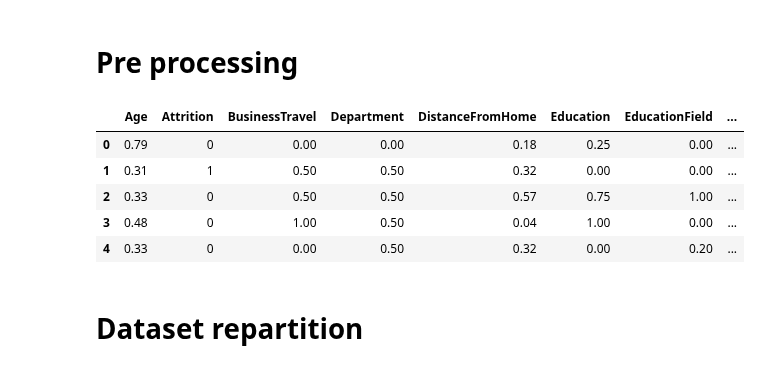
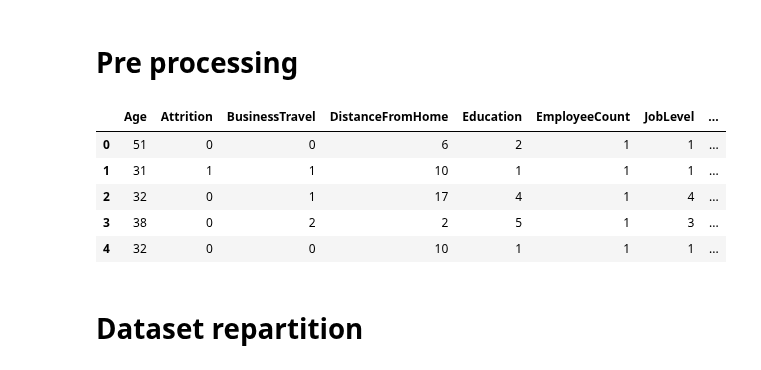
Before and after one commit to Francky46/AttritionPrediction, a Jupyter notebook: AttritionPrediction.ipynb, the cells around one changed output. Cells and saved outputs as stored; diff of their text form; code cells hidden in the pictures.

```diff
--- a/AttritionPrediction.ipynb
+++ b/AttritionPrediction.ipynb
@@ -387,7 +387,8 @@ def preprocess_data(df,
                     transform_time=False,
                     time_aggregation='mean',
                     fill_missing=None,
-                    encode_categorical=None,
+                    encode_ordinal=None,
+                    encode_one_hot=None,
                     label_column=None,
                     label_mapping=None,
                     scale_columns=None,
@@ -442,10 +443,14 @@ def preprocess_data(df,
                   df[column].replace(to_replace, replacement, inplace=True)
 
     # 4. Encodage des variables catégoriques
-    if encode_categorical:
-        for column, mapping in encode_categorical.items():
+    if encode_ordinal:
+        for column, mapping in encode_ordinal.items():
             if column in df.columns:
                 df[column] = df[column].map(mapping)
+
+    # 5. Encodage One-Hot (non ordinal)
+    if encode_one_hot:
+        df = pd.get_dummies(df, columns=encode_one_hot, drop_first=True)
 
     # 5. Transformation des labels
     if label_column and label_mapping:
@@ -461,61 +466,52 @@ def preprocess_data(df,
 
     return df
 # %%
-encoding_cat={
+ordinal_mappings={
         'BusinessTravel': {'Travel_Rarely': 0, 'Travel_Frequently': 1, 'Non-Travel': 2},
         'Attrition': {'Yes': 1, 'No': 0},
-        'Department': {'Sales': 0, 'Research & Development': 1, 'Human Resources': 2},
-        'EducationField': {
-            'Life Sciences': 0, 'Medical': 1, 'Marketing': 2, 'Technical Degree': 3,
-            'Human Resources': 4, 'Other': 5
-        },
-        'Gender': {'Male': 0, 'Female': 1},
-        'JobRole': {
-            'Sales Executive': 0, 'Research Scientist': 1, 'Laboratory Technician': 2,
-            'Manufacturing Director': 3, 'Healthcare Representative': 4, 'Manager': 5,
-            'Sales Representative': 6, 'Research Director': 7, 'Human Resources': 8
-        },
-        'MaritalStatus': {'Single': 0, 'Married': 1, 'Divorced': 2},
-        'Over18': {'Y': 1, 'N': 0},
     }
+
+# Colonnes pour le One-Hot Encoding non ordinal
+one_hot_columns = ['MaritalStatus', 'Department','EducationField','JobRole','Gender','Over18']
 
 scale_cat=[
         'Age', 'DistanceFromHome', 'Education', 'JobLevel', 'MonthlyIncome',
         'NumCompaniesWorked', 'PercentSalaryHike', 'StockOptionLevel', 'TotalWorkingYears',
         'TrainingTimesLastYear', 'YearsAtCompany', 'YearsSinceLastPromotion',
         'YearsWithCurrManager', 'JobRole', 'EducationField', 'StandardHours', 'PerformanceRating',
         'JobInvolvement', 'WorkLifeBalance', 'JobSatisfaction', 'EnvironmentSatisfaction', 'BusinessTravel', 'Department', 'Time_Aggregated'
     ]
 fill_missing={
         'WorkLifeBalance': (np.NaN, 1),
         'EnvironmentSatisfaction': (np.NaN, 1),
         'NumCompaniesWorked': (np.NaN, 1),
         'TotalWorkingYears': (np.NaN, 1),
         'JobSatisfaction': (np.NaN, 1)
     }
 # Paramètres
 params = {
     'drop_columns': ['EmployeeID'],
     'transform_time': True,
     'time_aggregation': 'mean',
     'fill_missing': fill_missing,
-    'encode_categorical': encoding_cat,
+    'encode_ordinal': ordinal_mappings,  # Encodage ordinal
+    'encode_one_hot': one_hot_columns,
     'label_column': None,
     'label_mapping': None,
-    'scale_columns': scale_cat,
+    'scale_columns': None,
     'scaling_method': 'minmax'
 }
 
 # Application
 processed_df = preprocess_data(merged_data, **params)
 processed_df.head()
 # %% [output]
-|  | Age | Attrition | BusinessTravel | Department | DistanceFromHome | Education | EducationField | ... |
-| 0 | 0.79 | 0 | 0.00 | 0.00 | 0.18 | 0.25 | 0.00 | ... |
-| 1 | 0.31 | 1 | 0.50 | 0.50 | 0.32 | 0.00 | 0.00 | ... |
-| 2 | 0.33 | 0 | 0.50 | 0.50 | 0.57 | 0.75 | 1.00 | ... |
-| 3 | 0.48 | 0 | 1.00 | 0.50 | 0.04 | 1.00 | 0.00 | ... |
-| 4 | 0.33 | 0 | 0.00 | 0.50 | 0.32 | 0.00 | 0.20 | ... |
+|  | Age | Attrition | BusinessTravel | DistanceFromHome | Education | EmployeeCount | JobLevel | ... |
+| 0 | 51 | 0 | 0 | 6 | 2 | 1 | 1 | ... |
+| 1 | 31 | 1 | 1 | 10 | 1 | 1 | 1 | ... |
+| 2 | 32 | 0 | 1 | 17 | 4 | 1 | 4 | ... |
+| 3 | 38 | 0 | 2 | 2 | 5 | 1 | 3 | ... |
+| 4 | 32 | 0 | 0 | 10 | 1 | 1 | 1 | ... |
 # %% [markdown]
 # Dataset repartition
 # %%
```
Also changed, not shown: parts of 2 cells of this notebook.
